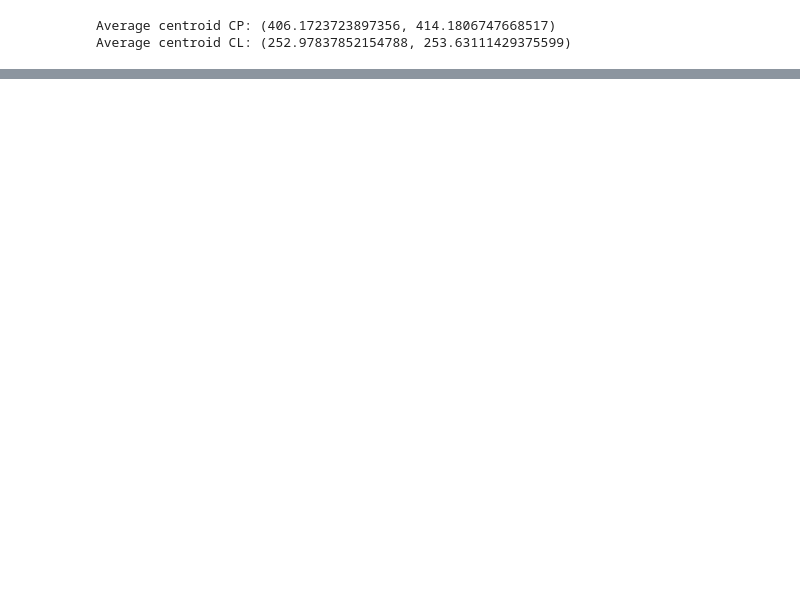
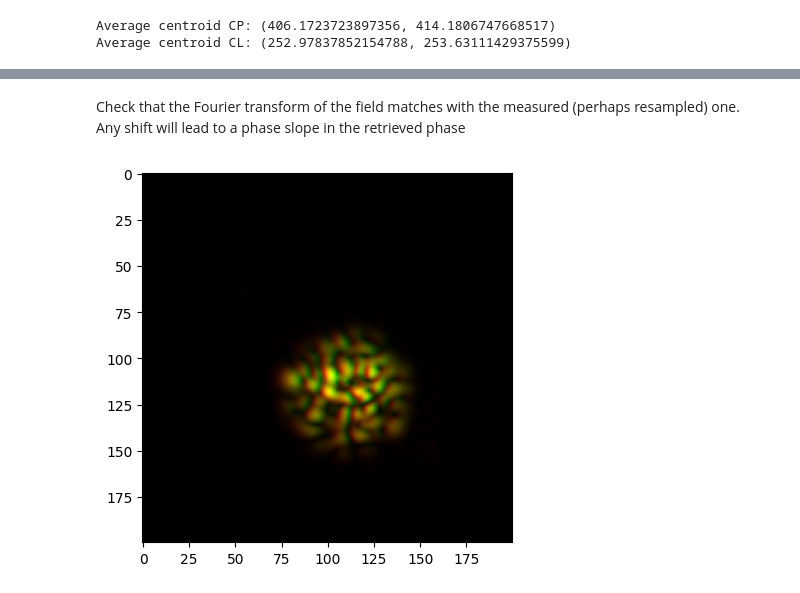
Before and after one commit to jysru/Speckle-Retrieval, a Jupyter notebook: notebooks/experimental_speckle_retrieval_with_correction.ipynb, the cells around one changed output, grey strips where cells are left out. Saved outputs shown, nothing was run; the diff lists cells and outputs as text; code cells hidden in the pictures; blank space fills up the shorter version.

```diff
--- a/notebooks/experimental_speckle_retrieval_with_correction.ipynb
+++ b/notebooks/experimental_speckle_retrieval_with_correction.ipynb
@@ -84,0 +95,7 @@ plt.show()
+# %% [markdown]
+Check that the Fourier transform of the field matches with the measured (perhaps resampled) one. Any shift will lead to a phase slope in the retrieved phase
+# %%
+ft_field = spr.transforms.fourier_transform(field)
+_ = spr.plots.rgb_imshow([np.abs(ft_field[200:400, 200:400]), np.abs(ft[200:400, 200:400]), None])
+# %% [output]
+[figure, added]
```
Also changed, not shown: parts of 21 cells of this notebook.
